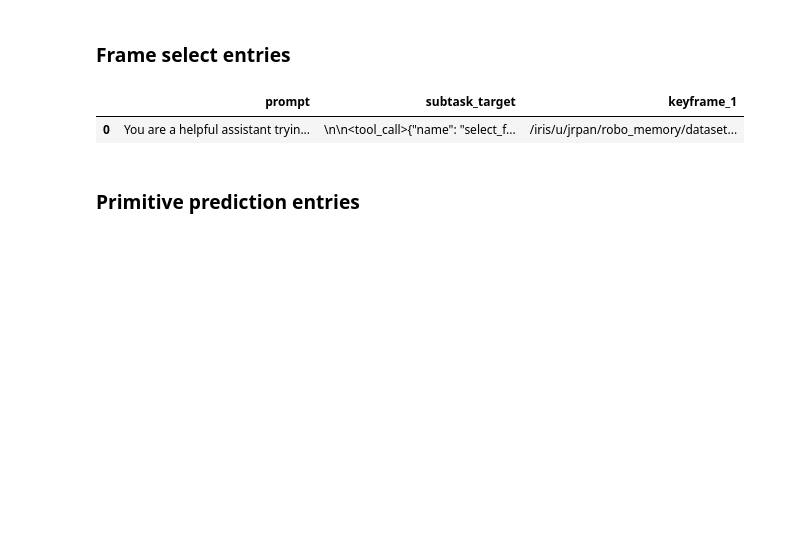
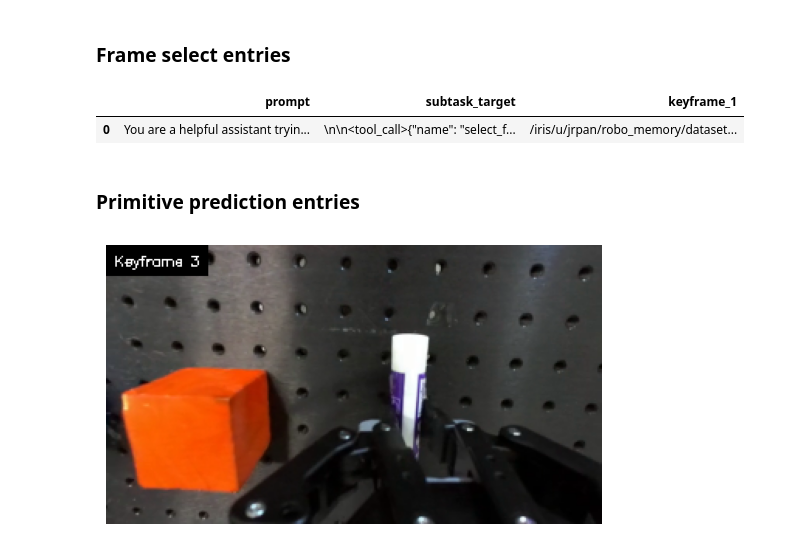
Before and after one commit to jen-pan/openpi, a Jupyter notebook: process_subtask_data_into_lerobot.ipynb, the cells around one changed output. Cells and saved outputs as stored; diff of their text form; code cells hidden in the pictures; blank space fills up the shorter version.

```diff
--- a/process_subtask_data_into_lerobot.ipynb
+++ b/process_subtask_data_into_lerobot.ipynb
@@ -108 +163,9 @@ def load_images_from_paths(extracted_messages, image_keys):
+# %%
+extracted_messages = process_single_file("/iris/u/jrpan/robo_memory/datasets/split_keyframes_subsample_5_augment_05_new_fs_prompt_new_golden_frames/2025-07-04__Fri_Jul__4_15_20_26_2025_keyframes/qa_data/qa_answer_500.json")
+
+plt.imshow(extracted_messages['keyframe_3'])
+plt.axis('off')
+plt.show()
+# %% [output]
+[figure, added]
 # %%
```
Also changed, not shown: parts of 6 cells of this notebook, 1 other file.
